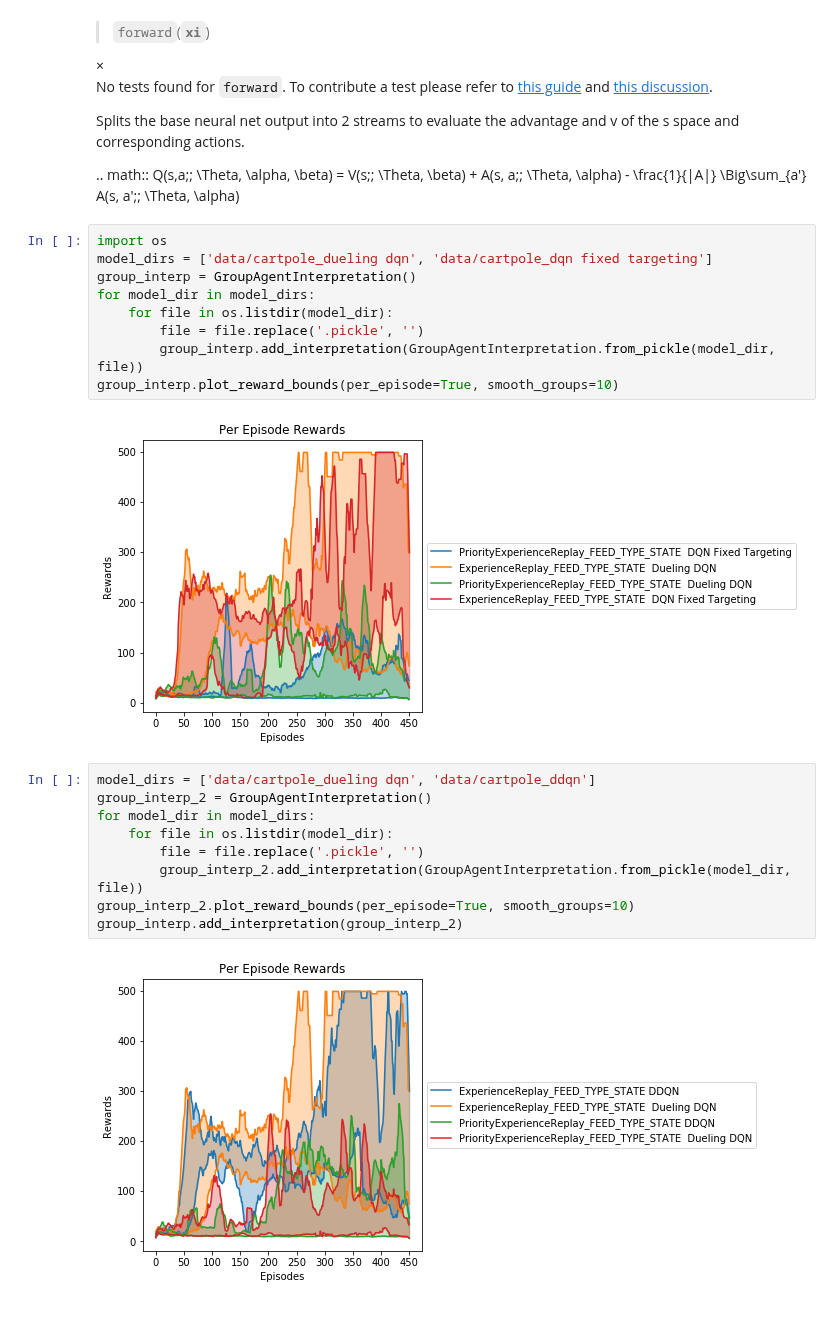
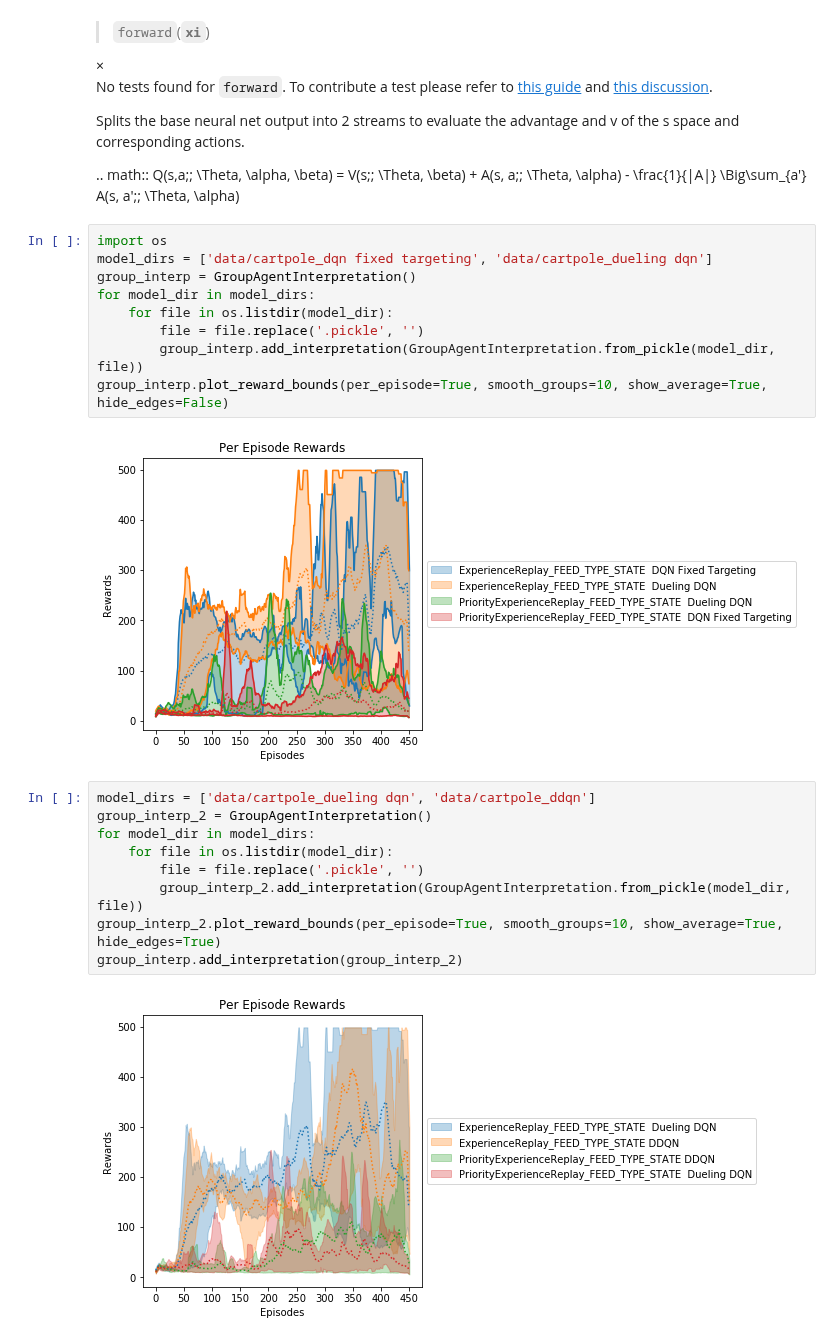
Before and after one commit to josiahls/fast-reinforcement-learning, a Jupyter notebook: docs_src/rl.agents.duelingdqn.ipynb, the cells around one changed output. Saved outputs shown, nothing was run; the diff lists cells and outputs as text.

Commit message:
Added: - Interpreter edge control. can also show average line

```diff
--- a/docs_src/rl.agents.duelingdqn.ipynb
+++ b/docs_src/rl.agents.duelingdqn.ipynb
@@ -40,26 +44,26 @@ Splits the base neural net output into 2 streams to evaluate the advantage and v
    \\Big\\sum_{a'} A(s, a';\; \Theta, \\alpha)
 # %%
 import os
-model_dirs = ['data/cartpole_dueling dqn', 'data/cartpole_dqn fixed targeting']
+model_dirs = ['data/cartpole_dqn fixed targeting', 'data/cartpole_dueling dqn']
 group_interp = GroupAgentInterpretation()
 for model_dir in model_dirs:
     for file in os.listdir(model_dir):
         file = file.replace('.pickle', '')
         group_interp.add_interpretation(GroupAgentInterpretation.from_pickle(model_dir, file))
-group_interp.plot_reward_bounds(per_episode=True, smooth_groups=10)
+group_interp.plot_reward_bounds(per_episode=True, smooth_groups=10, show_average=True, hide_edges=False)
 # %% [output]
-[figure, old version]
+[figure, new version]
 # %%
 model_dirs = ['data/cartpole_dueling dqn', 'data/cartpole_ddqn']
 group_interp_2 = GroupAgentInterpretation()
 for model_dir in model_dirs:
     for file in os.listdir(model_dir):
         file = file.replace('.pickle', '')
         group_interp_2.add_interpretation(GroupAgentInterpretation.from_pickle(model_dir, file))
-group_interp_2.plot_reward_bounds(per_episode=True, smooth_groups=10)
+group_interp_2.plot_reward_bounds(per_episode=True, smooth_groups=10, show_average=True, hide_edges=True)
 group_interp.add_interpretation(group_interp_2)
 # %% [output]
-[figure, old version]
+[figure, new version]
 # %%
 group_interp.analysis
 # %% [output]
```
Also changed, not shown: parts of 3 cells of this notebook, 6 other files.
